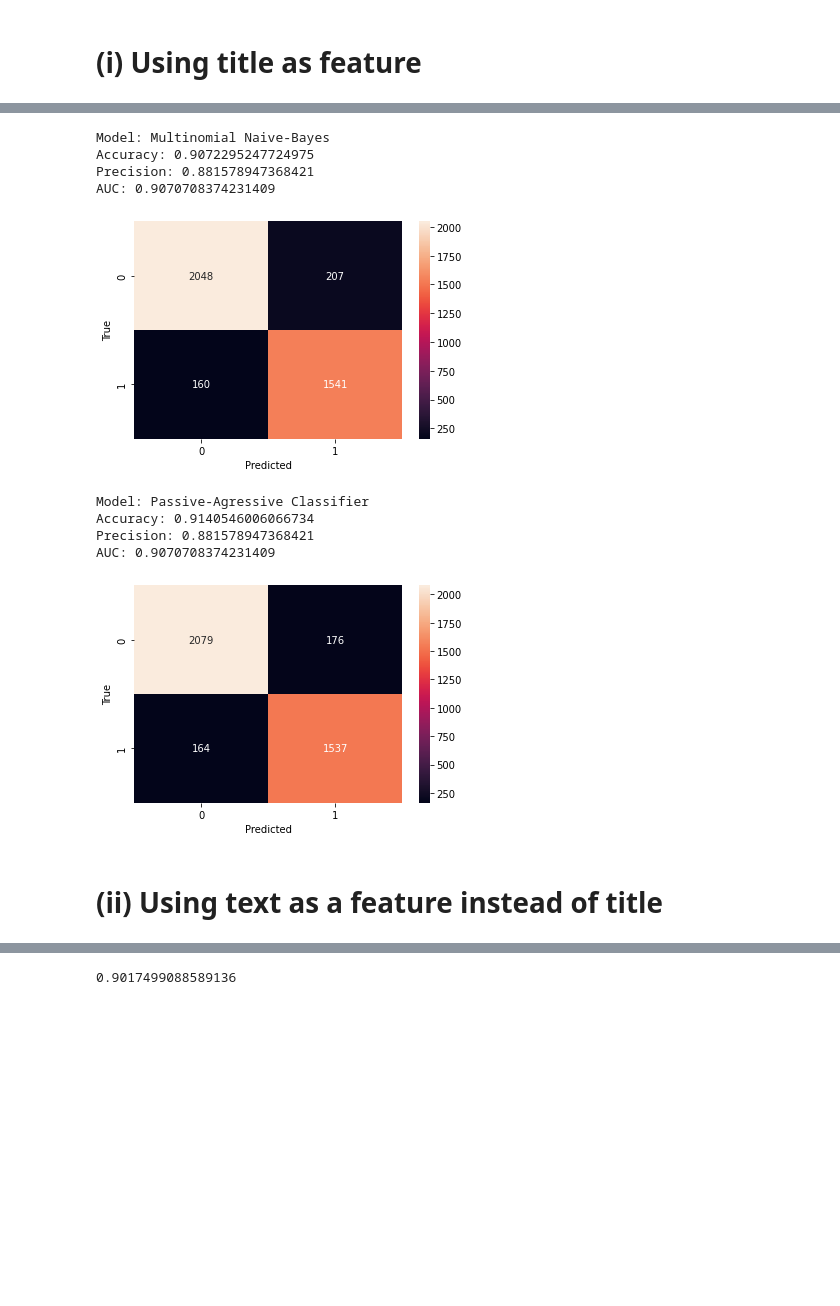
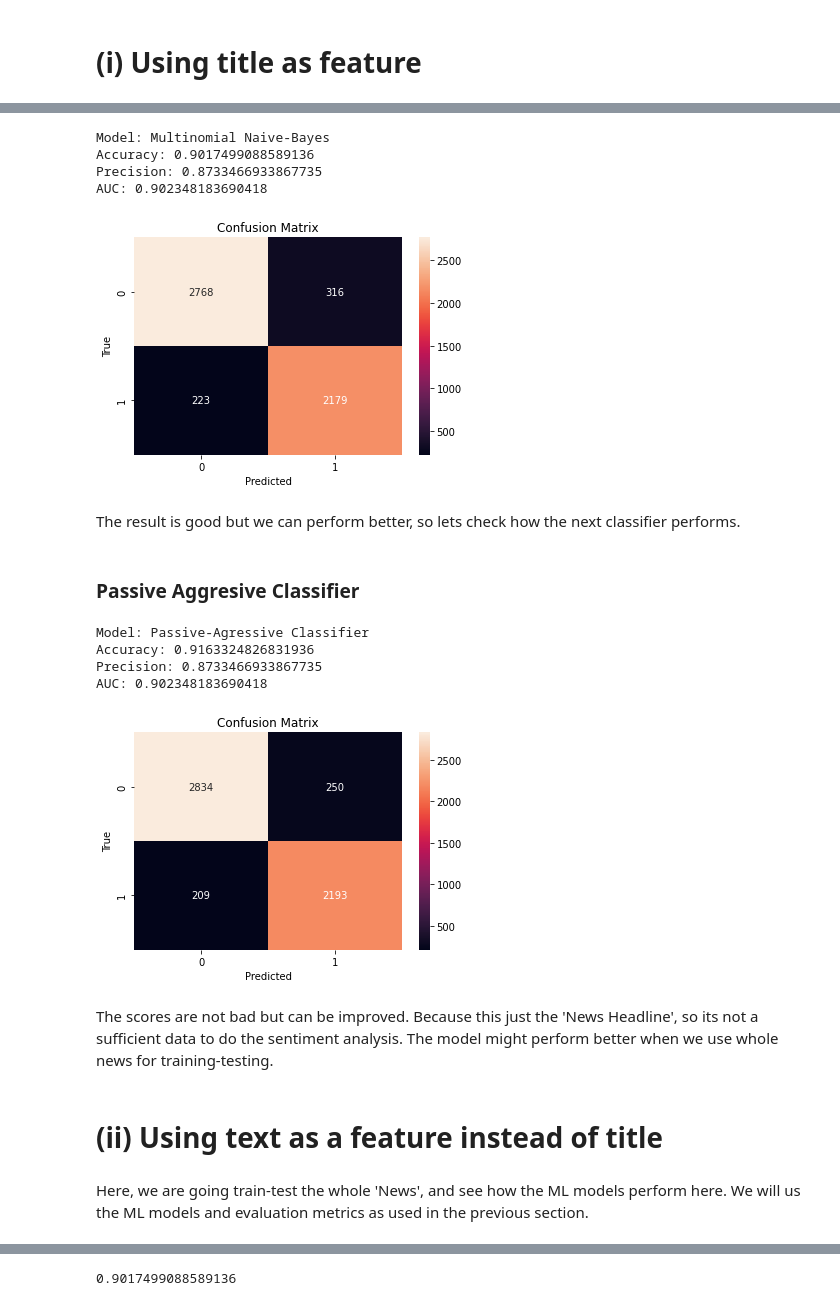
Before and after one commit to Stitaprajna/AllMyProjects, a Jupyter notebook: Fake News Classifier.ipynb, the cells around one changed output, grey strips where cells are left out. Cells and saved outputs as stored; diff of their text form; code cells hidden in the pictures; blank space fills up the shorter version.

```diff
--- a/Fake News Classifier.ipynb
+++ b/Fake News Classifier.ipynb
@@ -5,7 +5,7 @@
 # %%
 import pandas as pd
 # %%
-df = pd.read_csv('/content/train.csv',nrows=15000)
+df = pd.read_csv('/content/train.csv',encoding = 'utf-8')
 # %%
 df.head()
 # %% [output]
@@ -102,18 +105,23 @@ import seaborn as sn
 # %%
 print('Model: Multinomial Naive-Bayes')
 print('Accuracy:',model.score(x_test,y_test))
-print('Precision:',precision_score(y_test,y_pred))
-print('AUC:',roc_auc_score(y_test,y_pred ))
+print('Precision:',metrics.precision_score(y_test,y_pred))
+print('AUC:',metrics.roc_auc_score(y_test,y_pred ))
 sn.heatmap(cm,annot=True,fmt='d')
 plt.xlabel('Predicted')
 plt.ylabel('True')
+plt.title('Confusion Matrix')
 plt.show()
 # %% [output]
 Model: Multinomial Naive-Bayes
-Accuracy: 0.9072295247724975
-Precision: 0.881578947368421
-AUC: 0.9070708374231409
+Accuracy: 0.9017499088589136
+Precision: 0.8733466933867735
+AUC: 0.902348183690418
-[figure, old version]
+[figure, new version]
+# %% [markdown]
+The result is good but we can perform better, so lets check how the next classifier performs.
+# %% [markdown]
+### Passive Aggresive Classifier
 # %%
 # PassiveAgressiveClassifier
 from sklearn.linear_model import PassiveAggressiveClassifier
@@ -124,17 +132,22 @@ CM = metrics.confusion_matrix(y_test, y_pred_PAC)
 # %%
 print('Model: Passive-Agressive Classifier')
 print('Accuracy:',model12.score(x_test,y_test))
-print('Precision:',precision_score(y_test,y_pred))
-print('AUC:',roc_auc_score(y_test,y_pred))
+print('Precision:',metrics.precision_score(y_test,y_pred))
+print('AUC:',metrics.roc_auc_score(y_test,y_pred))
 sn.heatmap(CM,annot=True,fmt='d')
 plt.xlabel('Predicted')
 plt.ylabel('True')
+plt.title('Confusion Matrix')
 plt.show()
 # %% [output]
 Model: Passive-Agressive Classifier
-Accuracy: 0.9140546006066734
-Precision: 0.881578947368421
-AUC: 0.9070708374231409
+Accuracy: 0.9163324826831936
+Precision: 0.8733466933867735
+AUC: 0.902348183690418
-[figure, old version]
+[figure, new version]
+# %% [markdown]
+The scores are not bad but can be improved. Because this just the 'News Headline', so its not a sufficient data to do the sentiment analysis. The model might perform better when we use whole news for training-testing.
 # %% [markdown]
 # (ii) Using text as a feature instead of title
+# %% [markdown]
+Here, we are going train-test the whole 'News', and see how the ML models perform here. We will us the ML models and evaluation metrics as used in the previous section.
```
Also changed, not shown: parts of 58 cells of this notebook.
